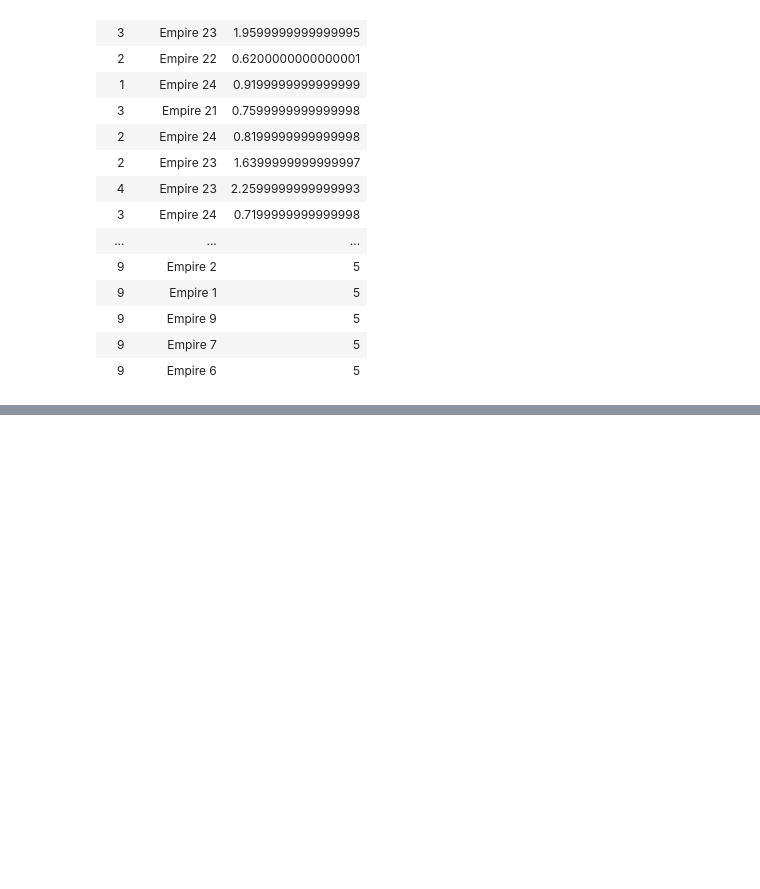
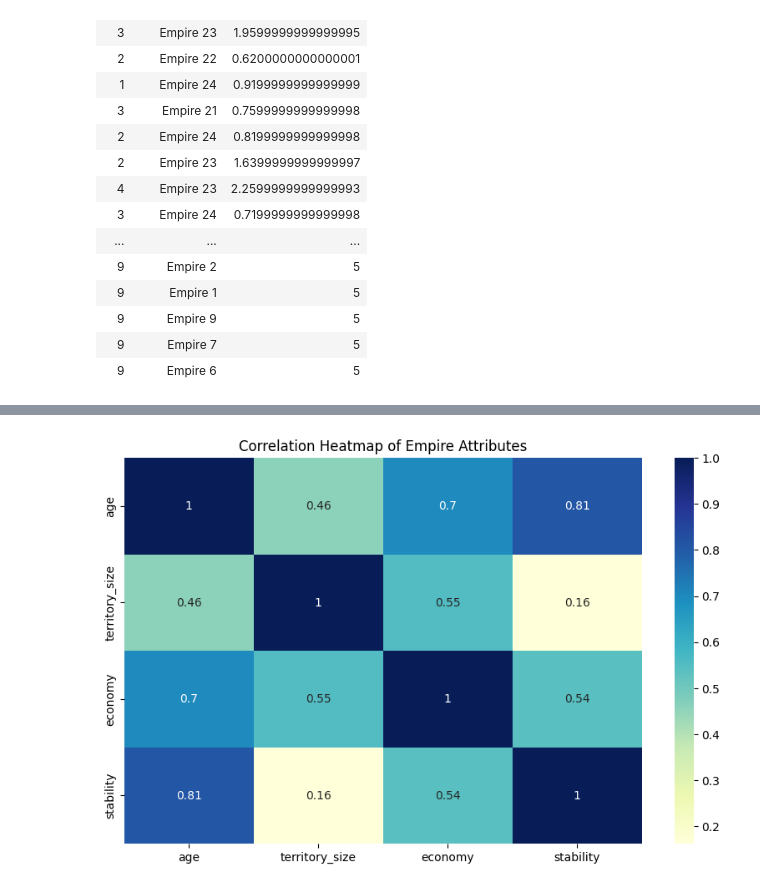
Before and after one commit to ojomusi/civilization-simulator-RL, a Jupyter notebook: Python/civ databricks metrics.ipynb, the cells around one changed output, grey strips where cells are left out. Drawn from its saved outputs; the diff is of its cells as text; code cells hidden in the pictures; blank space fills up the shorter version.

```diff
--- a/Python/civ databricks metrics.ipynb
+++ b/Python/civ databricks metrics.ipynb
@@ -1842,0 +2083,7 @@ display(stability_comparison_df)
+# %%
+metrics_df = metrics_df.fillna(0)
+fig_bubble = px.scatter(metrics_df.toPandas(), x="economy", y="territory_size", size="stability",
+                        color="empire_name", hover_name="empire_name",
+                        title="Economy vs Territory Size by Stability",
+                        labels={"economy": "Economy", "territory_size": "Territory Size"})
+fig_bubble.show()
@@ -1842,0 +2092,13 @@ display(stability_comparison_df)
+# %%
+import seaborn as sns
+import matplotlib.pyplot as plt
+#metrics_df = spark.read.format("delta").load(delta_lake_path)
+# Convert to Pandas for Seaborn compatibility
+df = metrics_df.toPandas()
+
+# Correlation heatmap
+plt.figure(figsize=(10, 6))
+sns.heatmap(df.corr(), annot=True, cmap="YlGnBu")
+plt.title("Correlation Heatmap of Empire Attributes")
+plt.show()
+# %% [output]
@@ -1842,0 +2106 @@ display(stability_comparison_df)
+[figure, added]
```
Also changed, not shown: parts of 10 cells of this notebook, 2 other files.
